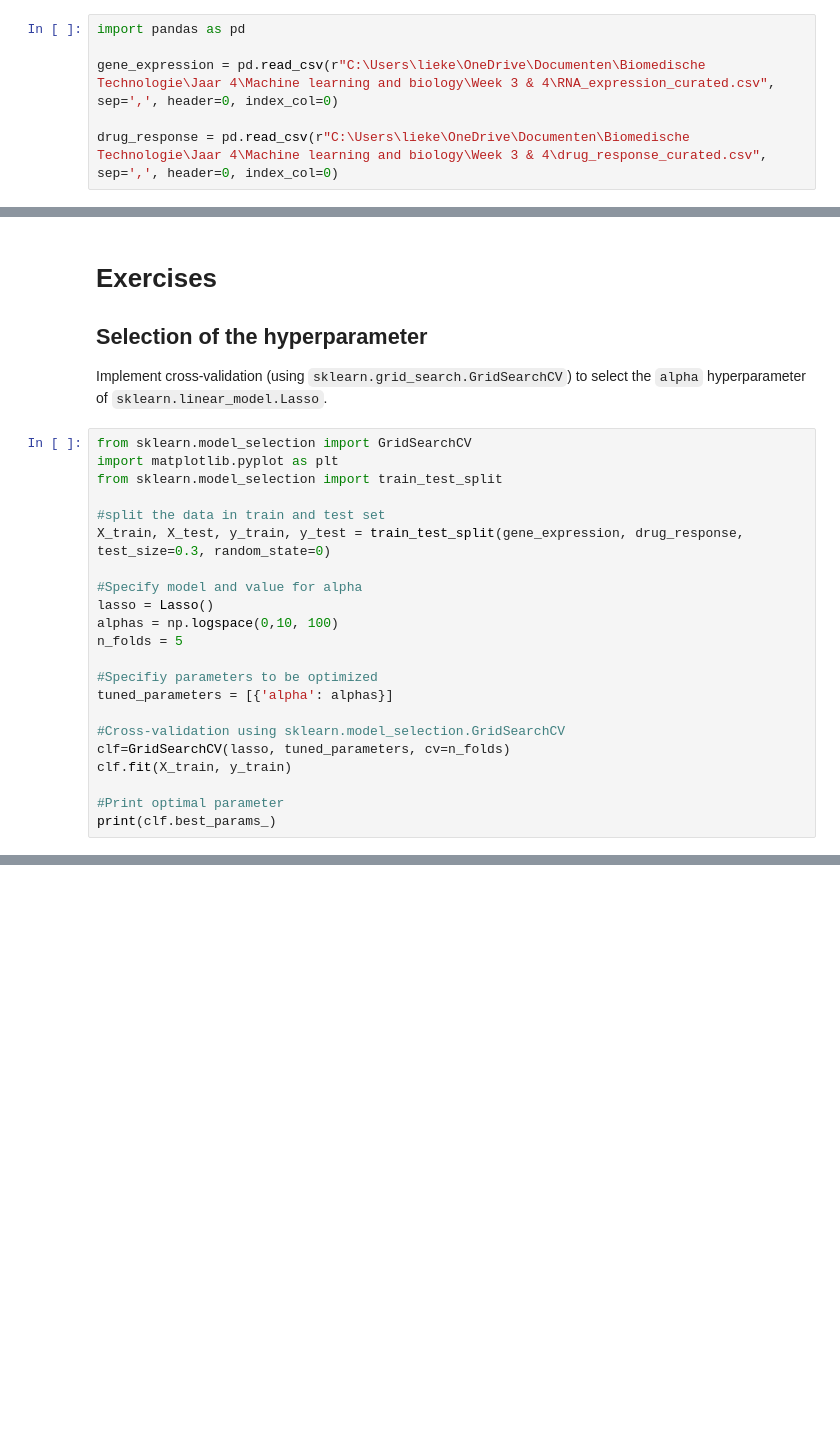
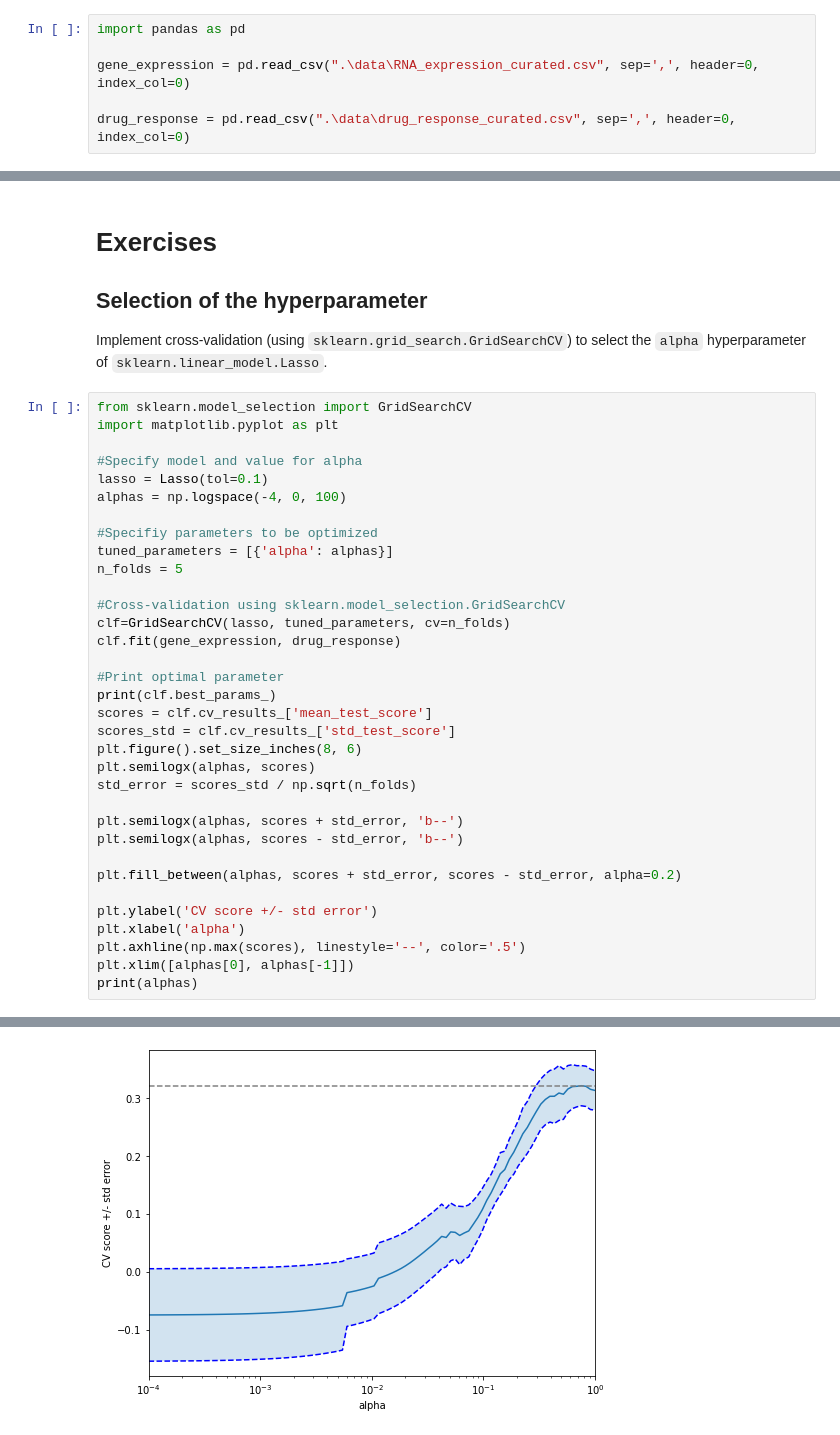
Before and after one commit to bgeven/8DM50_Group4, a Jupyter notebook: Assignment_week_3/week_3.ipynb, the cells around one changed output, grey strips where cells are left out. Saved outputs shown, nothing was run; the diff lists cells and outputs as text; blank space fills up the shorter version.

Commit message:
created plots for bias and variance and combined the two files

```diff
--- a/Assignment_week_3/week_3.ipynb
+++ b/Assignment_week_3/week_3.ipynb
@@ -312,9 +312,9 @@ The curated data cam be read as `pandas` `DataFrame`s in the following way:
 # %%
 import pandas as pd
 
-gene_expression = pd.read_csv(r"C:\Users\lieke\OneDrive\Documenten\Biomedische Technologie\Jaar 4\Machine learning and biology\Week 3 & 4\RNA_expression_curated.csv", sep=',', header=0, index_col=0)
+gene_expression = pd.read_csv(".\data\RNA_expression_curated.csv", sep=',', header=0, index_col=0)
 
-drug_response = pd.read_csv(r"C:\Users\lieke\OneDrive\Documenten\Biomedische Technologie\Jaar 4\Machine learning and biology\Week 3 & 4\drug_response_curated.csv", sep=',', header=0, index_col=0)
+drug_response = pd.read_csv(".\data\drug_response_curated.csv", sep=',', header=0, index_col=0)
 # %%
 #print(gene_expression.head())
 print(gene_expression.shape)
@@ -359,23 +345,35 @@ Implement cross-validation (using `sklearn.grid_search.GridSearchCV`) to select
 # %%
 from sklearn.model_selection import GridSearchCV
 import matplotlib.pyplot as plt
-from sklearn.model_selection import train_test_split
-
-#split the data in train and test set
-X_train, X_test, y_train, y_test = train_test_split(gene_expression, drug_response, test_size=0.3, random_state=0)
 
 #Specify model and value for alpha
-lasso = Lasso()
-alphas = np.logspace(0,10, 100)
-n_folds = 5
+lasso = Lasso(tol=0.1)
+alphas = np.logspace(-4, 0, 100)
 
 #Specifiy parameters to be optimized
 tuned_parameters = [{'alpha': alphas}]
+n_folds = 5
 
 #Cross-validation using sklearn.model_selection.GridSearchCV
 clf=GridSearchCV(lasso, tuned_parameters, cv=n_folds)
-clf.fit(X_train, y_train)
+clf.fit(gene_expression, drug_response)
 
 #Print optimal parameter
 print(clf.best_params_)
+scores = clf.cv_results_['mean_test_score']
+scores_std = clf.cv_results_['std_test_score']
+plt.figure().set_size_inches(8, 6)
+plt.semilogx(alphas, scores)
+std_error = scores_std / np.sqrt(n_folds)
+
+plt.semilogx(alphas, scores + std_error, 'b--')
+plt.semilogx(alphas, scores - std_error, 'b--')
+
+plt.fill_between(alphas, scores + std_error, scores - std_error, alpha=0.2)
+
+plt.ylabel('CV score +/- std error')
+plt.xlabel('alpha')
+plt.axhline(np.max(scores), linestyle='--', color='.5')
+plt.xlim([alphas[0], alphas[-1]])
+print(alphas)
 # %% [output]
@@ -382,0 +397 @@ print(clf.best_params_)
+[figure, added]
```
Also changed, not shown: parts of 20 cells of this notebook.
